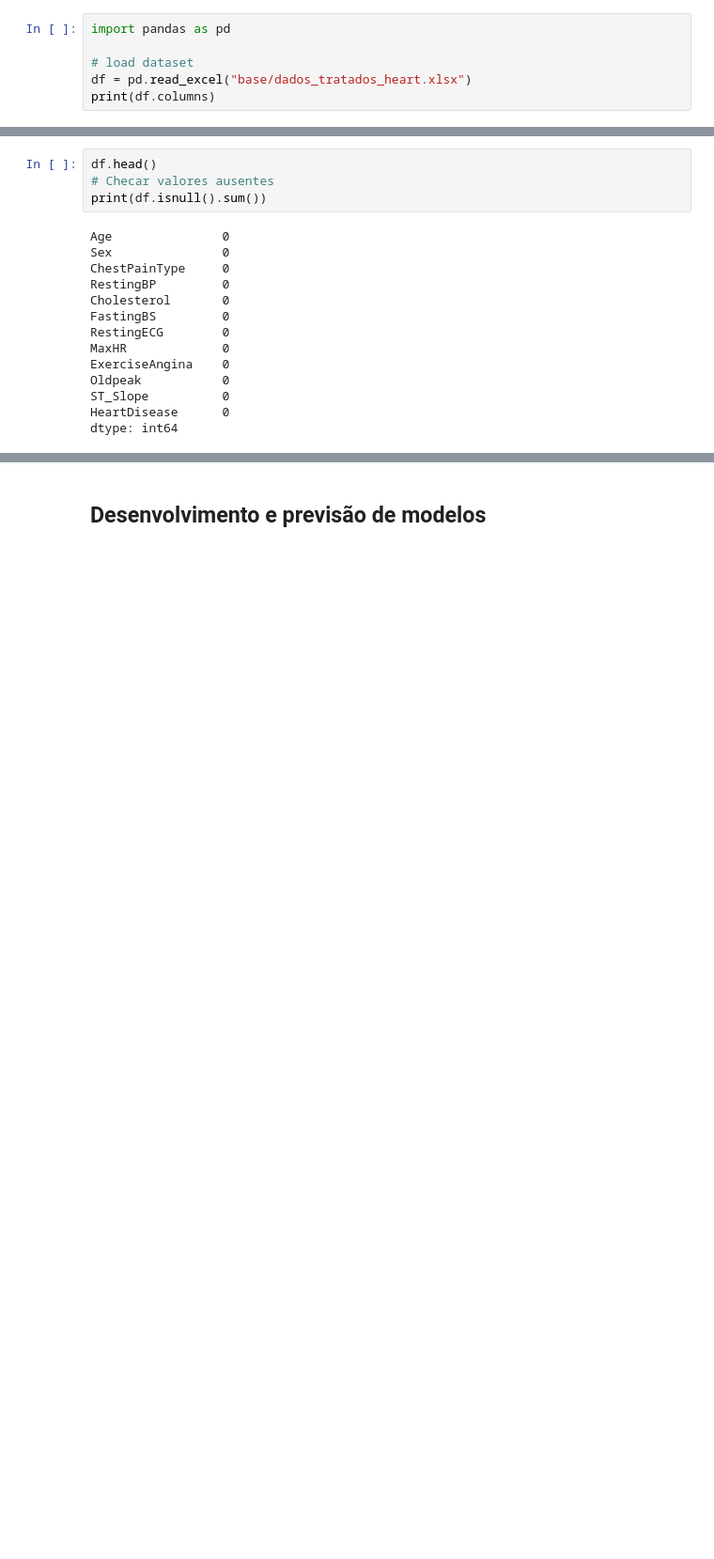
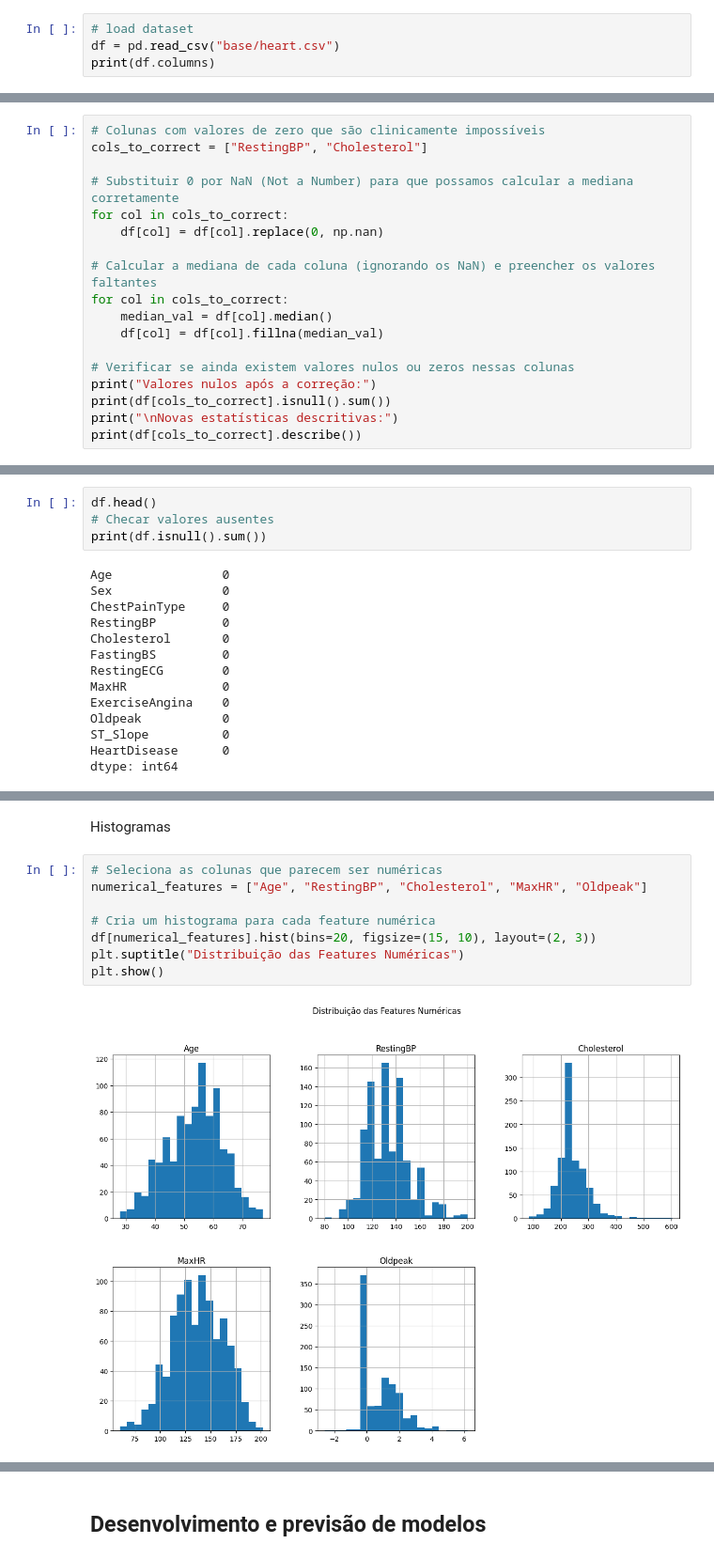
Before and after one commit to renigoms/marchine_learning_project, a Jupyter notebook: regressao_logistica_new.ipynb, the cells around one changed output, grey strips where cells are left out. Shown at 94% size. Saved outputs shown, nothing was run; the diff lists cells and outputs as text; blank space fills up the shorter version.

```diff
--- a/regressao_logistica_new.ipynb
+++ b/regressao_logistica_new.ipynb
@@ -1,8 +11,6 @@
 # %%
-import pandas as pd
-
 # load dataset
-df = pd.read_excel("base/dados_tratados_heart.xlsx")
+df = pd.read_csv("base/heart.csv")
 print(df.columns)
 # %% [output]
 Index(['Age', 'Sex', 'ChestPainType', 'RestingBP', 'Cholesterol', 'FastingBS',
@@ -11,0 +22,18 @@ Index(['Age', 'Sex', 'ChestPainType', 'RestingBP', 'Cholesterol', 'FastingBS',
+# %%
+# Colunas com valores de zero que são clinicamente impossíveis
+cols_to_correct = ["RestingBP", "Cholesterol"]
+
+# Substituir 0 por NaN (Not a Number) para que possamos calcular a mediana corretamente
+for col in cols_to_correct:
+    df[col] = df[col].replace(0, np.nan)
+
+# Calcular a mediana de cada coluna (ignorando os NaN) e preencher os valores faltantes
+for col in cols_to_correct:
+    median_val = df[col].median()
+    df[col] = df[col].fillna(median_val)
+
+# Verificar se ainda existem valores nulos ou zeros nessas colunas
+print("Valores nulos após a correção:")
+print(df[cols_to_correct].isnull().sum())
+print("\nNovas estatísticas descritivas:")
+print(df[cols_to_correct].describe())
@@ -77,0 +107,12 @@ X_test_scaled = pd.DataFrame(
+# %% [markdown]
+Histogramas
+# %%
+# Seleciona as colunas que parecem ser numéricas
+numerical_features = ["Age", "RestingBP", "Cholesterol", "MaxHR", "Oldpeak"]
+
+# Cria um histograma para cada feature numérica
+df[numerical_features].hist(bins=20, figsize=(15, 10), layout=(2, 3))
+plt.suptitle("Distribuição das Features Numéricas")
+plt.show()
+# %% [output]
+[figure, added]
```
Also changed, not shown: parts of 26 cells of this notebook.
